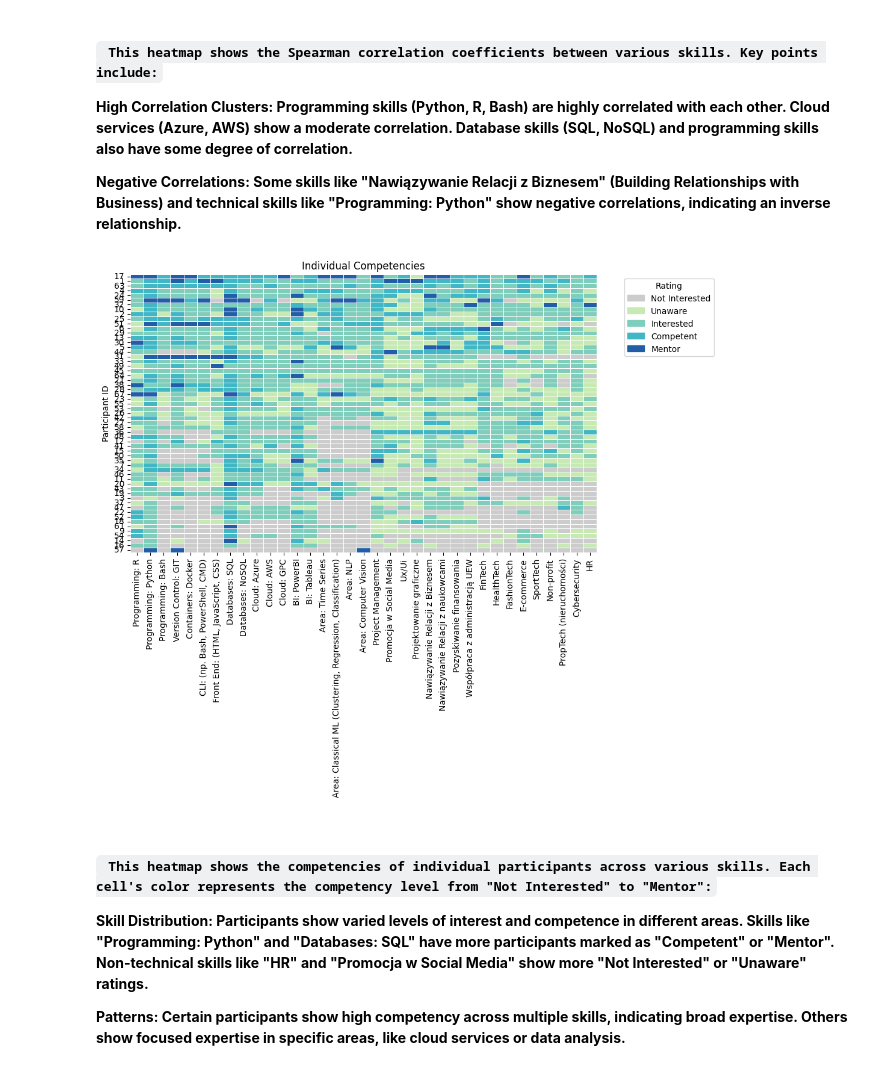
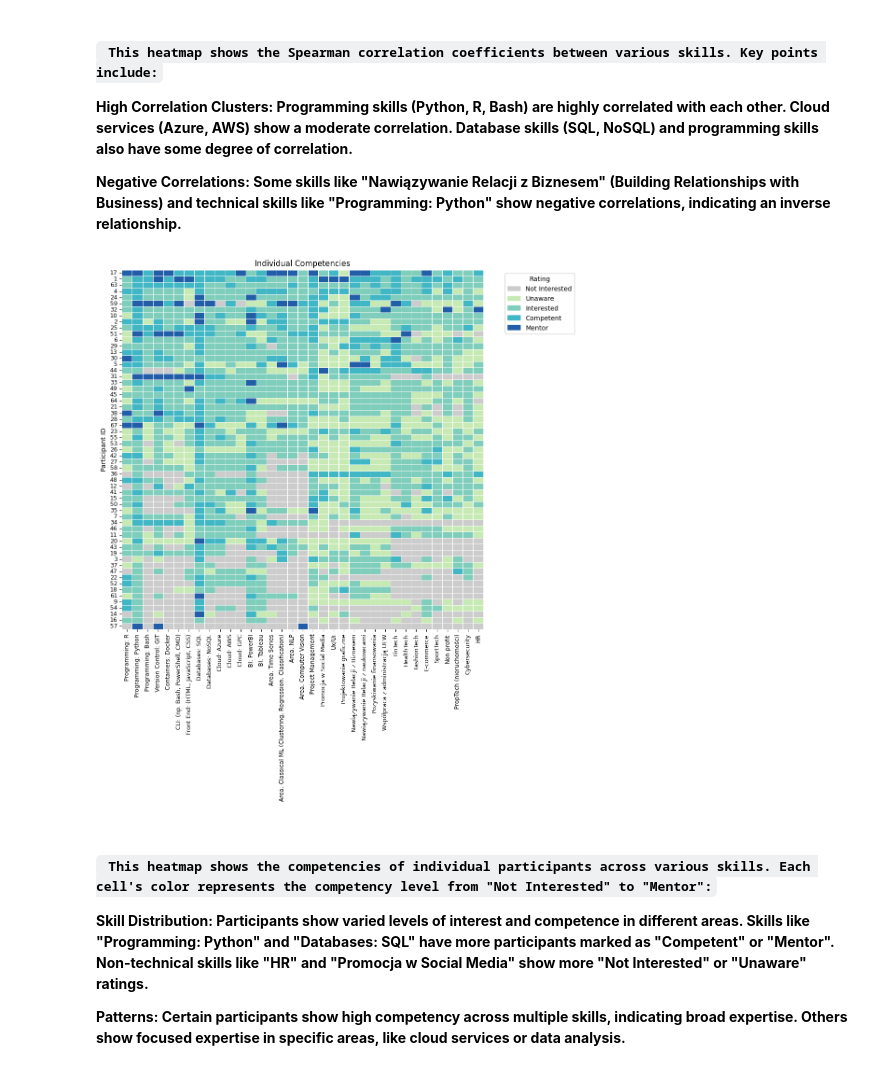
Before and after one commit to Zdanekk/Projekt-people-analytics, a Jupyter notebook: notebooks/03_ExploratoryDataAnalysis.ipynb, the cells around one changed output. Saved outputs shown, nothing was run; the diff lists cells and outputs as text; code cells hidden in the pictures.

Commit message:
plots corrected

````diff
--- a/notebooks/03_ExploratoryDataAnalysis.ipynb
+++ b/notebooks/03_ExploratoryDataAnalysis.ipynb
@@ -106,7 +106,12 @@ plt.show()
 
 #### **``` 💡 In summary, the code loads filtered data, selects numerical columns, calculates the Spearman correlation between them, masks the upper triangular part of the correlation matrix, creates, and displays a triangular heatmap of these correlations.```**
 # %%
-input_file_path = r"C:\Users\xbots\Projekt-people-analytics\data\03_Processed\03_Filtered_Selected_Features.csv"
+# Determine the current file path and the parent directory path
+current_file_path = Path(__name__).resolve()
+parent_directory_path = current_file_path.parent.parent
+
+# Define the input file path
+input_file_path = parent_directory_path / "data" / "03_Processed" / "03_Filtered_Selected_Features.csv"
 
 # Load the filtered data from the CSV file
 data_filtered = pd.read_csv(input_file_path)
@@ -125,7 +130,7 @@ mask = np.triu(np.ones_like(correlation_matrix, dtype=bool))
 
 # Plotting the heatmap
 plt.figure(figsize=(15, 10))
-sns.heatmap(correlation_matrix, annot=True, cmap='YlGnBu', linewidths=0.5, vmin=-1, vmax=1, mask=mask, cbar_kws={"shrink": .75})
+sns.heatmap(correlation_matrix, annot=True, cmap='YlGnBu', linewidths=0.5, vmin=-1, vmax=1, mask=mask, fmt='.2f', cbar_kws={"shrink": .75}, annot_kws={"size": 7})
 plt.title('Triangular Heatmap of Spearman Correlation of Numerical Variables', fontsize=16)
 plt.xticks(rotation=90, fontsize=10)
 plt.yticks(fontsize=10)
@@ -153,38 +158,38 @@ columns_to_exclude = [
 
 # Drop the specified columns
 selected_data = data_filtered.drop(columns=columns_to_exclude)
 
 
 # Calculate the sum of each row and sort the data by this sum in descending order
 selected_data['Sum'] = selected_data.sum(axis=1)
 selected_data = selected_data.sort_values(by='Sum', ascending=False).drop(columns=['Sum'])
 
 # Define colors and levels for the heatmap
 colors = ['#CCCCCC', '#C7E9B4', '#7FCDBB', '#41B6C4', '#225EA8']
 levels = [0.0, 1.0, 2.0, 3.0, 4.0]
 cmap = ListedColormap(colors)
 
 # Create the heatmap
-plt.figure(figsize=(10, 6))
-sns.heatmap(selected_data, cmap=cmap, vmin=0.0, vmax=4.0, annot=False, fmt=".1f", cbar=False, linewidths=.5, linecolor='#FFFFFF')
+plt.figure(figsize=(10, 10))
+sns.heatmap(selected_data, cmap=cmap, vmin=0.0, vmax=4.0, annot=False, fmt=".1f", cbar=False, linewidths=.5, linecolor='#FFFFFF', )
 plt.title('Individual Competencies')
 plt.xlabel(' ')
 plt.ylabel('Participant ID')
-plt.xticks(rotation=90)
-plt.yticks(rotation=0)
+plt.xticks(rotation=90, fontsize=9)
+plt.yticks(rotation=0, fontsize=9)
 
 # Create a custom colorbar (legend)
 legend_labels = ['Not Interested', 'Unaware', 'Interested', 'Competent', 'Mentor']
 legend_patches = [Patch(color=colors[i], label=legend_labels[i]) for i in range(len(legend_labels))]
 plt.legend(handles=legend_patches, title='Rating', bbox_to_anchor=(1.05, 1), loc='upper left')
 
 # Adjust y-axis ticks to match the index
 plt.yticks(ticks=np.arange(0.5, len(selected_data.index) + 0.5), labels=selected_data.index)
 
 # Display the plot
 plt.show()
 # %% [output]
-[figure, old version]
+[figure, new version]
 # %% [markdown]
 #### **``` This heatmap shows the competencies of individual participants across various skills. Each cell's color represents the competency level from "Not Interested" to "Mentor":```**
 
````
Also changed, not shown: parts of 2 cells of this notebook, 1 other file.
